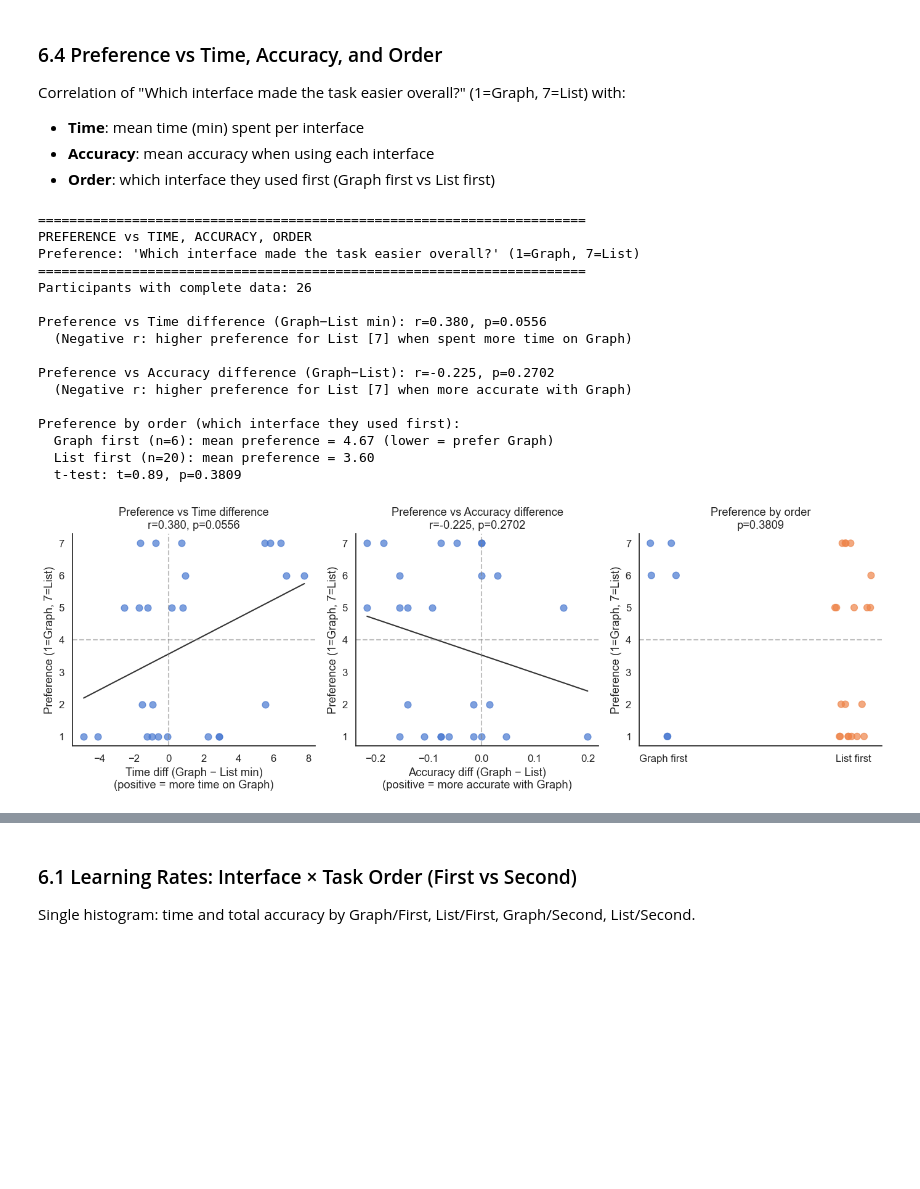
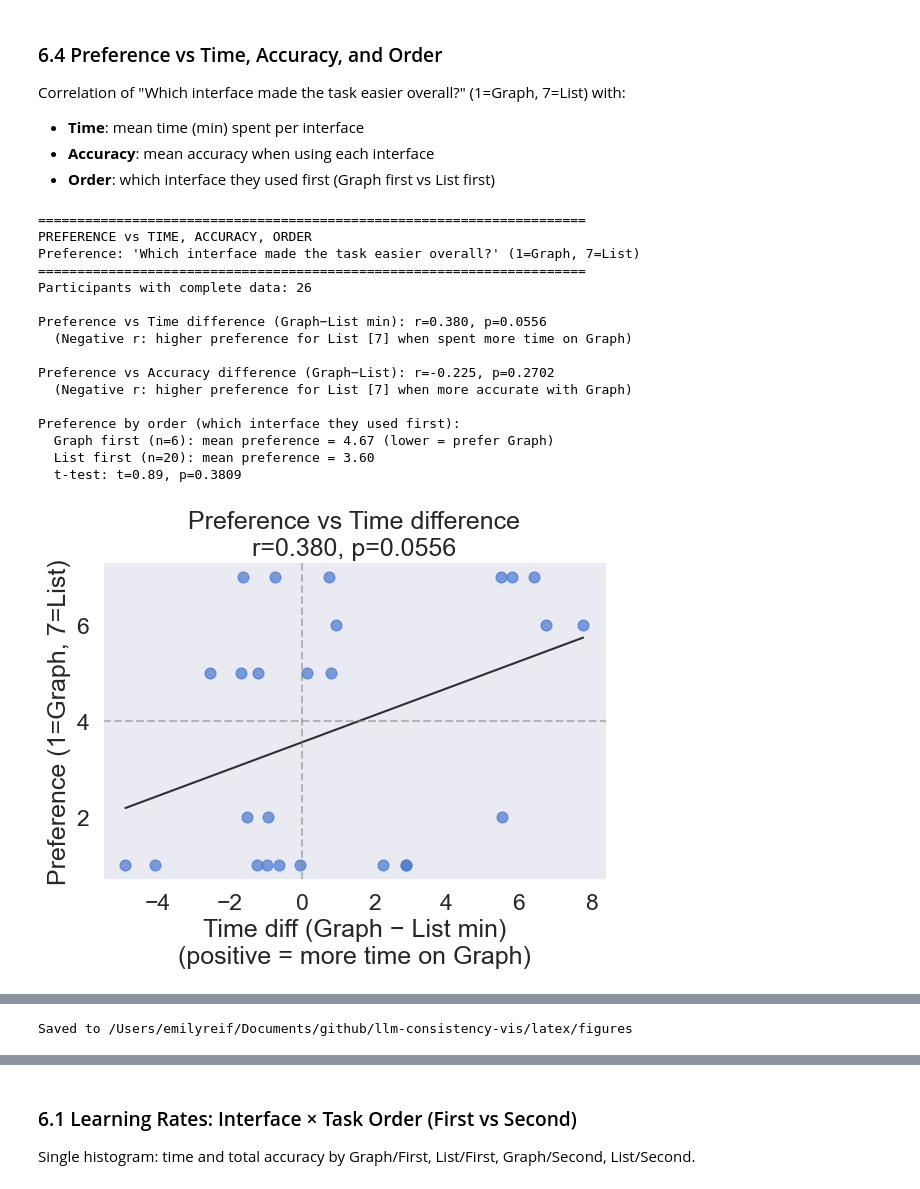
Before and after one commit to EmilyReif/llm-consistency-vis, a Jupyter notebook: user_study_results/single_distribution/user_study_analysis.ipynb, the cells around one changed output, grey strips where cells are left out. Saved outputs shown, nothing was run; the diff lists cells and outputs as text; code cells hidden in the pictures; blank space fills up the shorter version.

```diff
--- a/user_study_results/single_distribution/user_study_analysis.ipynb
+++ b/user_study_results/single_distribution/user_study_analysis.ipynb
@@ -20,10 +20,11 @@ import re
 import numpy as np
 import textwrap
 from pathlib import Path
-from scipy.stats import ttest_ind
+from scipy.stats import ttest_ind, t as t_dist
+import pingouin as pg
 
 # Seaborn styling for prettier plots (no grid background)
-sns.set_theme(style="white", palette="muted", font_scale=1.1)
+sns.set_theme(style='dark', palette='muted', font_scale=1.1)
 
 # Paths: works if run from repo root or from user_study_results/
 DATA_DIR = Path("user_study_results")
@@ -1344,12 +1464,12 @@ for dataset in ["Monsters", "Places"]:
             l_keys = [f"bucket_{e}_list" for e in entity_names if f"bucket_{e}_list" in res]
             g_scores = np.mean([res[k] for k in g_keys], axis=0) if g_keys else []
             l_scores = np.mean([res[k] for k in l_keys], axis=0) if l_keys else []
-            plot_rows_t2.append({"Dataset": dataset, "Question": group_name, "Graph_mean": g_m, "Graph_se": se_from_scores(g_scores), "Graph_n": int(g_n), "List_mean": l_m, "List_se": se_from_scores(l_scores), "List_n": int(l_n), "p_value": pvalue_graph_vs_list(g_scores, l_scores)})
+            plot_rows_t2.append({"Dataset": dataset, "Question": group_name, "Graph_mean": g_m, "Graph_se": ci95_from_scores(g_scores), "Graph_n": int(g_n), "List_mean": l_m, "List_se": ci95_from_scores(l_scores), "List_n": int(l_n), "p_value": pvalue_graph_vs_list(g_scores, l_scores)})
     for _, r in exact_sub.iterrows():
         label = question_to_label(r["Question"])
         g_scores = res.get(label + "_graph", [])
         l_scores = res.get(label + "_list", [])
-        plot_rows_t2.append({"Dataset": r["Dataset"], "Question": r["Question"], "Graph_mean": r["Graph_mean"], "Graph_se": se_from_scores(g_scores), "Graph_n": int(r["Graph_n"]), "List_mean": r["List_mean"], "List_se": se_from_scores(l_scores), "List_n": int(r["List_n"]), "p_value": pvalue_graph_vs_list(g_scores, l_scores)})
+        plot_rows_t2.append({"Dataset": r["Dataset"], "Question": r["Question"], "Graph_mean": r["Graph_mean"], "Graph_se": ci95_from_scores(g_scores), "Graph_n": int(r["Graph_n"]), "List_mean": r["List_mean"], "List_se": ci95_from_scores(l_scores), "List_n": int(r["List_n"]), "p_value": pvalue_graph_vs_list(g_scores, l_scores)})
 plot_df_task2 = pd.DataFrame(plot_rows_t2)
 
 overall_rows_t2 = []
@@ -1362,12 +1482,11 @@ for dataset in ["Monsters", "Places"]:
     l_keys = [k for k in res if k.endswith("_list")]
     g_scores = np.mean([res[k] for k in g_keys], axis=0) if g_keys else []
     l_scores = np.mean([res[k] for k in l_keys], axis=0) if l_keys else []
-    overall_rows_t2.append({"Dataset": dataset, "Question": "Overall", "Graph_mean": g_m, "Graph_se": se_from_scores(g_scores), "Graph_n": int(g_n), "List_mean": l_m, "List_se": se_from_scores(l_scores), "List_n": int(l_n), "p_value": pvalue_graph_vs_list(g_scores, l_scores)})
+    overall_rows_t2.append({"Dataset": dataset, "Question": "Overall", "Graph_mean": g_m, "Graph_se": ci95_from_scores(g_scores), "Graph_n": int(g_n), "List_mean": l_m, "List_se": ci95_from_scores(l_scores), "List_n": int(l_n), "p_value": pvalue_graph_vs_list(g_scores, l_scores)})
 overall_df_task2 = pd.DataFrame(overall_rows_t2)
 
 fig, axes = plt.subplots(1, 2, figsize=(12, max(6, len(plot_df_task2) * 0.35)))
-palette = sns.color_palette("muted")
-graph_color, list_color = palette[0], palette[1]
+graph_color, list_color = '#7ab89a', '#8b5a5a'  # graph, list
 for ax_idx, dataset in enumerate(["Monsters", "Places"]):
     ax = axes[ax_idx]
     sub = plot_df_task2[plot_df_task2["Dataset"] == dataset]
@@ -1524,14 +1650,19 @@ print(f"  List first (n={len(l_first)}): mean preference = {l_first.mean():.2f}"
 t_order, p_order = ttest_ind(g_first, l_first)
 print(f"  t-test: t={t_order:.2f}, p={p_order:.4f}")
 
-# Scatter plots
-fig, axes = plt.subplots(1, 3, figsize=(14, 5))
-palette = sns.color_palette("muted")
+# Scatter plots: Preference vs Time and Accuracy (save for paper)
+root = Path('.').resolve()
+for _ in range(6):
+    if (root / 'latex' / 'figures').exists() and (root / 'user_study_results').exists():
+        break
+    root = root.parent
+out_dir = root / 'latex' / 'figures'
+out_dir.mkdir(parents=True, exist_ok=True)
+graph_color, list_color = '#7ab89a', '#8b5a5a'  # graph, list
 
-# 1. Preference vs Time difference
-ax = axes[0]
+# 1. Preference vs Time difference (save for paper)
+fig1, ax = plt.subplots(figsize=(6, 5))
 ax.scatter(pref_corr['time_diff'], pref_corr['preference'], alpha=0.7, s=60)
-# Line of best fit
 x_t = pref_corr['time_diff'].values
 y_t = pref_corr['preference'].values
 mask = np.isfinite(x_t) & np.isfinite(y_t)
@@ -1545,11 +1676,13 @@ ax.set_xlabel('Time diff (Graph − List min)\n(positive = more time on Graph)')
 ax.set_ylabel('Preference (1=Graph, 7=List)')
 ax.set_title(f'Preference vs Time difference\nr={r_t:.3f}, p={p_t:.4f}')
 sns.despine(ax=ax)
+plt.tight_layout()
+plt.savefig(out_dir / 'preference_vs_time.png', dpi=150, bbox_inches='tight')
+plt.show()
 
-# 2. Preference vs Accuracy difference
-ax = axes[1]
+# 2. Preference vs Accuracy difference (save for paper)
+fig2, ax = plt.subplots(figsize=(6, 5))
 ax.scatter(pref_corr['acc_diff'], pref_corr['preference'], alpha=0.7, s=60)
-# Line of best fit
 x_a = pref_corr['acc_diff'].values
 y_a = pref_corr['preference'].values
 mask = np.isfinite(x_a) & np.isfinite(y_a)
@@ -1563,37 +1696,40 @@ ax.set_xlabel('Accuracy diff (Graph − List)\n(positive = more accurate with Gr
 ax.set_ylabel('Preference (1=Graph, 7=List)')
 ax.set_title(f'Preference vs Accuracy difference\nr={r_a:.3f}, p={p_a:.4f}')
 sns.despine(ax=ax)
+plt.tight_layout()
+plt.savefig(out_dir / 'preference_vs_accuracy.png', dpi=150, bbox_inches='tight')
+plt.show()
+print(f'Saved to {out_dir}')
 
-# 3. Preference by order (strip plot with jitter)
-ax = axes[2]
+# Preference by order (separate figure)
+fig3, ax = plt.subplots(figsize=(6, 5))
 np.random.seed(42)
 x_jitter = np.where(pref_corr['first_interface'] == 'Graph', 0, 1) + np.random.uniform(-0.1, 0.1, len(pref_corr))
-colors = [palette[0] if o == 'Graph' else palette[1] for o in pref_corr['first_interface']]
+colors = ['#7ab89a' if o == 'Graph' else '#8b5a5a' for o in pref_corr['first_interface']]
 ax.scatter(x_jitter, pref_corr['preference'], c=colors, alpha=0.7, s=60)
 ax.axhline(4, color='gray', linestyle='--', alpha=0.5)
 ax.set_xticks([0, 1])
 ax.set_xticklabels(['Graph first', 'List first'])
 ax.set_ylabel('Preference (1=Graph, 7=List)')
 ax.set_title(f'Preference by order\np={p_order:.4f}')
 sns.despine(ax=ax)
-
 plt.tight_layout()
 plt.show()
 # %% [output]
 ======================================================================
 PREFERENCE vs TIME, ACCURACY, ORDER
 Preference: 'Which interface made the task easier overall?' (1=Graph, 7=List)
 ======================================================================
 Participants with complete data: 26
 
 Preference vs Time difference (Graph−List min): r=0.380, p=0.0556
   (Negative r: higher preference for List [7] when spent more time on Graph)
 
 Preference vs Accuracy difference (Graph−List): r=-0.225, p=0.2702
   (Negative r: higher preference for List [7] when more accurate with Graph)
 
 Preference by order (which interface they used first):
   Graph first (n=6): mean preference = 4.67 (lower = prefer Graph)
   List first (n=20): mean preference = 3.60
   t-test: t=0.89, p=0.3809
-[figure, old version]
+[figure, new version]
@@ -1599,0 +1737 @@ Preference by order (which interface they used first):
+Saved to /Users/emilyreif/Documents/github/llm-consistency-vis/latex/figures
```
Also changed, not shown: parts of 16 cells of this notebook, 17 other files.
